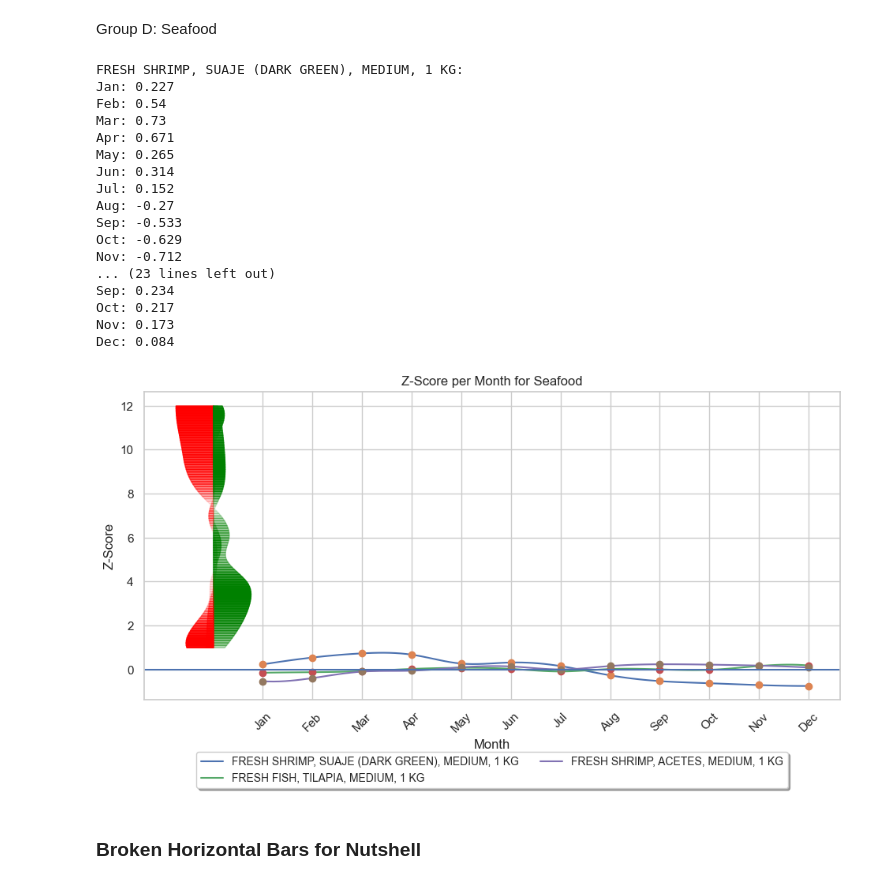
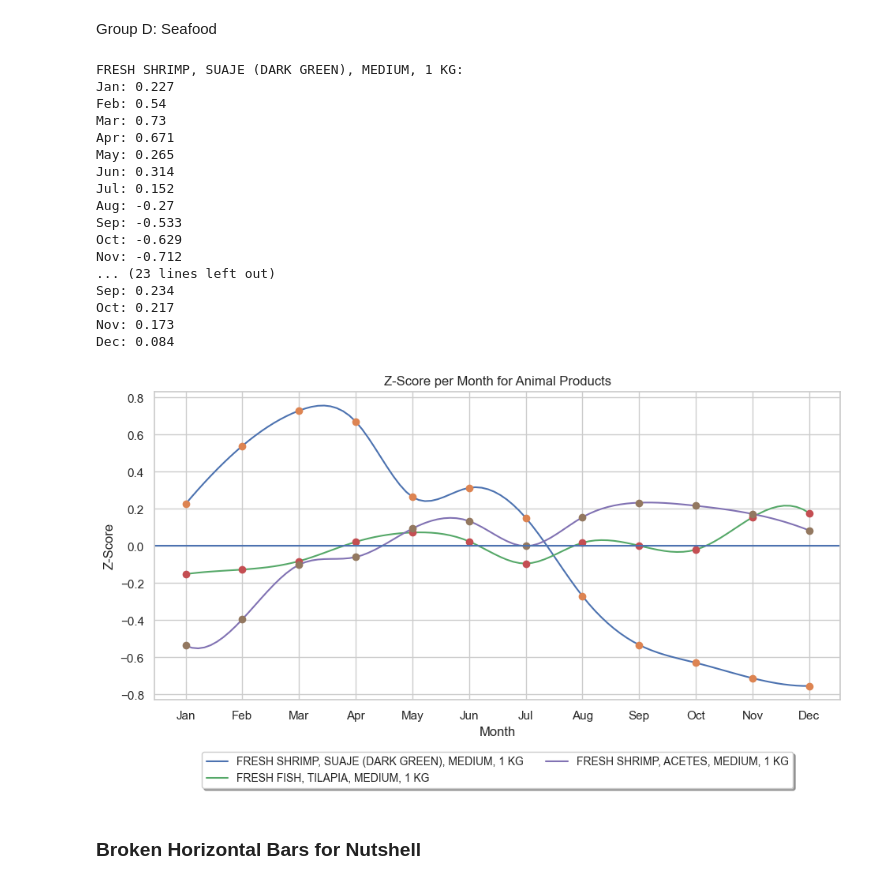
Before and after one commit to rue-22/cs132-group-two, a Jupyter notebook: EDA/EDAv1.ipynb, the cells around one changed output. Cells and saved outputs as stored; diff of their text form; code cells hidden in the pictures.

Commit message:
CUBIC SPLINE INTERPOLATION(real)

```diff
--- a/EDA/EDAv1.ipynb
+++ b/EDA/EDAv1.ipynb
@@ -425,6 +462,10 @@ Dec: 0.31
 # %% [markdown]
 Group C: Animal Products
 # %%
+import matplotlib.pyplot as plt
+import numpy as np
+from scipy.interpolate import splrep, splev
+
 def plot_sd_difference(seasonality_results):
     plt.figure(figsize=(10, 6))
 
@@ -438,8 +479,6 @@ def plot_sd_difference(seasonality_results):
         if result['crop'] not in crops_to_plot:
             continue
 
-
-
         crop = result['crop']
         sd_diff = result['sigma_diff_from_overall_mean']
         months = result['months']
@@ -447,14 +486,25 @@ def plot_sd_difference(seasonality_results):
         for i in range (12):
             print(f"{months[i]}: {round(sd_diff[i],3)}")
 
-        plt.plot(months, sd_diff, marker='o', linestyle='-', label=crop)
+        # Convert month names to numerical values for interpolation
+        month_numbers = np.arange(1, 13)
+
+        # Interpolation using cubic splines
+        spline = splrep(month_numbers, sd_diff, k=3)  # k=3 for cubic spline
+        smooth_months = np.linspace(1, 12, 100)
+        smooth_sd_diff = splev(smooth_months, spline)
+
+        # Plot the smooth line
+        plt.plot(smooth_months, smooth_sd_diff, label=crop)
+        # Plot the original data points
+        plt.plot(month_numbers, sd_diff, 'o')
 
 
     plt.title('Z-Score per Month for Animal Products')
     plt.xlabel('Month')
     plt.ylabel('Z-Score')
     plt.grid(True)
-    plt.xticks(rotation=45)
+    plt.xticks(np.arange(1, 13), ['Jan', 'Feb', 'Mar', 'Apr', 'May', 'Jun', 'Jul', 'Aug', 'Sep', 'Oct', 'Nov', 'Dec'])
     plt.legend(loc='upper center', bbox_to_anchor=(0.5, -0.15), fancybox=True, shadow=True, ncol=2, fontsize='small')
     plt.tight_layout(pad=2)  # Adjust the padding to make the layout more compact
     plt.axhline()
@@ -484,9 +534,6 @@ Dec: 0.241
 # %% [markdown]
 Group D: Seafood
 # %%
-import numpy as np
-import matplotlib.pyplot as plt
-from scipy.interpolate import splrep, splev
 
 def plot_sd_difference(seasonality_results):
     plt.figure(figsize=(10, 6))
@@ -522,45 +569,36 @@ def plot_sd_difference(seasonality_results):
         # Plot the original data points
         plt.plot(month_numbers, sd_diff, 'o')
 
-        for i in range(len(smooth_sd_diff) - 1):
-                if smooth_sd_diff[i] >= 0:
-                    plt.fill_betweenx([0, 12], smooth_sd_diff[i], smooth_sd_diff[i+1], color='green', alpha=smooth_sd_diff[i]/np.max(smooth_sd_diff))
-                else:
-                    plt.fill_betweenx([0, 12], smooth_sd_diff[i], smooth_sd_diff[i+1], color='red', alpha=abs(smooth_sd_diff[i])/np.max(abs(smooth_sd_diff)))
-
-    plt.title('Z-Score per Month for Seafood')
-
-    plt.title('Z-Score per Month for Seafood')
+    plt.title('Z-Score per Month for Animal Products')
     plt.xlabel('Month')
     plt.ylabel('Z-Score')
     plt.grid(True)
-    plt.xticks(month_numbers, months, rotation=45)
+    plt.xticks(np.arange(1, 13), ['Jan', 'Feb', 'Mar', 'Apr', 'May', 'Jun', 'Jul', 'Aug', 'Sep', 'Oct', 'Nov', 'Dec'])
     plt.legend(loc='upper center', bbox_to_anchor=(0.5, -0.15), fancybox=True, shadow=True, ncol=2, fontsize='small')
     plt.tight_layout(pad=2)  # Adjust the padding to make the layout more compact
     plt.axhline()
     plt.show()
 
-# Assuming seasonality_results is already defined
 plot_sd_difference(seasonality_results)
 # %% [output]
 FRESH SHRIMP, SUAJE (DARK GREEN), MEDIUM, 1 KG:
 Jan: 0.227
 Feb: 0.54
 Mar: 0.73
 Apr: 0.671
 May: 0.265
 Jun: 0.314
 Jul: 0.152
 Aug: -0.27
 Sep: -0.533
 Oct: -0.629
 Nov: -0.712
 ... (23 lines left out)
 Sep: 0.234
 Oct: 0.217
 Nov: 0.173
 Dec: 0.084
-[figure, old version]
+[figure, new version]
 # %% [markdown]
 ### Broken Horizontal Bars for Nutshell
 # %%
```
Also changed, not shown: parts of 4 cells of this notebook, 1 other file.
